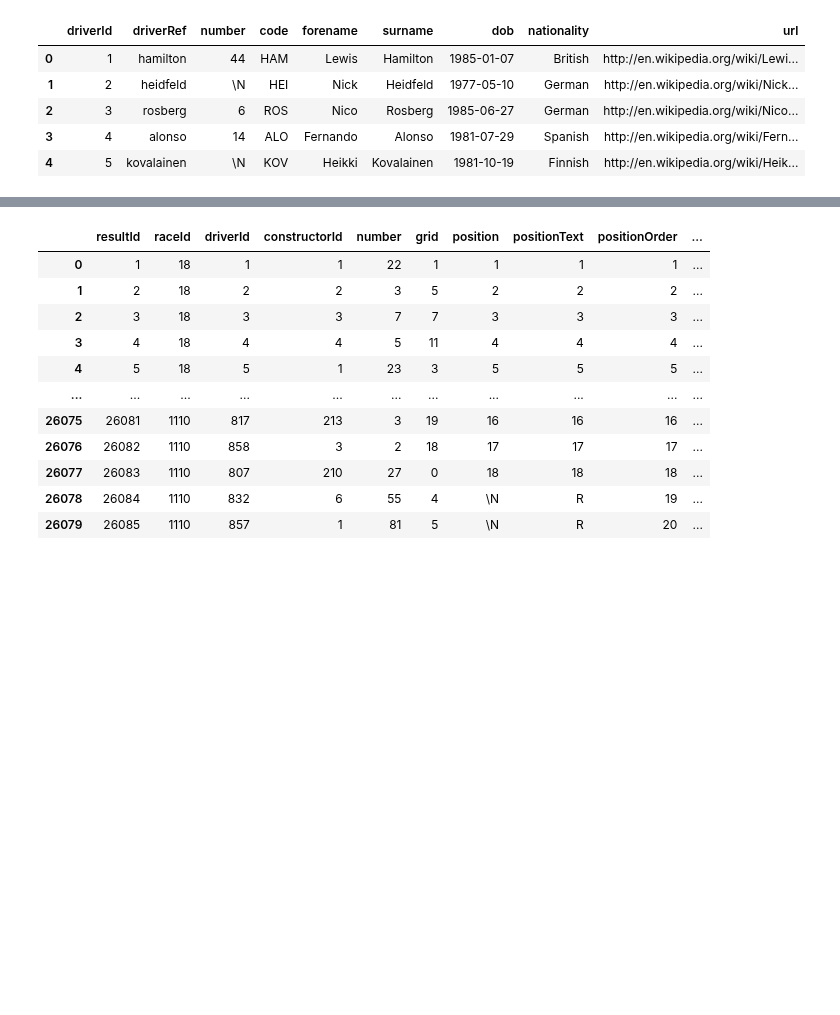
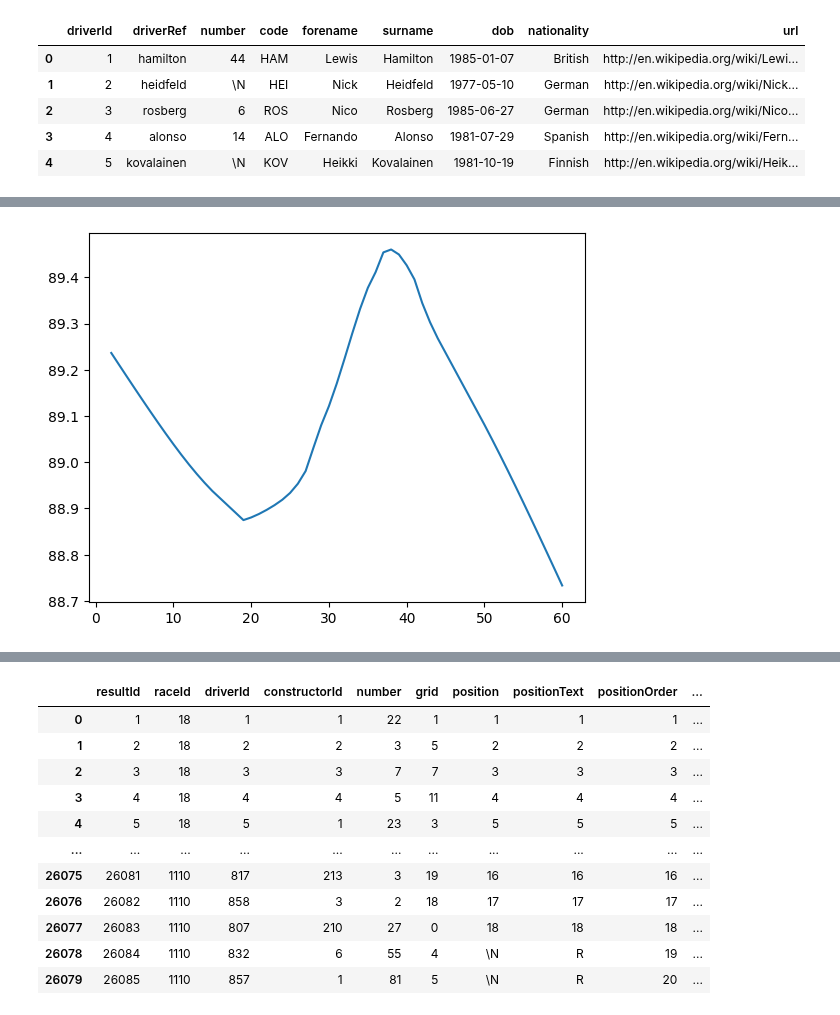
Before and after one commit to OhOmah/F1Revisited, a Jupyter notebook: Pitstop_Analysis.ipynb, the cells around one changed output, grey strips where cells are left out. Saved outputs shown, nothing was run; the diff lists cells and outputs as text; code cells hidden in the pictures; blank space fills up the shorter version.

Commit message:
Started analysis for dashboard, building skeleton for visualizations that will be used for dashboard.

```diff
--- a/Pitstop_Analysis.ipynb
+++ b/Pitstop_Analysis.ipynb
@@ -145,0 +318,32 @@ pitstop.head()
+# %%
+def fuel_correction(laptimedf, fastestlapdf, driver, race):
+  '''
+      PURPOSE OF THIS FUNCTION:
+      This function will the race and driver information to return fuel corrected laptimes for analysis.
+  '''
+  # Get the fastest laptime and convert to ms
+  fastest_lap = fastestlapdf[(fastestlapdf['raceId'] == race) & (fastestlapdf['rank'] == "1")]['fastestLapTime'].to_string(index=False)
+  fastest_lap = convert_to_milliseconds(fastest_lap)
+
+  # Narrow down to the race and driver we are evaluating
+  laptimes = laptimedf[(laptimedf['driverId'] == driver) & (laptimedf['raceId'] == race)]
+
+  # Start with calculating the percentage fuel remaining knowing there is 110 kilograms of fuel and how many laps there are in a race given the amount of laps there are
+  laptimes['fuel_remaining'] = 110 - ((laptimes['raceLapNumber'] / laptimes['raceLapNumber'].max()) * 110)
+
+  # Now calculate the adjusted laptimes based on how much fuel is left. remember that every kilogram of fuel is 30 milliseconds lost
+  laptimes['adjustedLaptimeMilliseconds'] = laptimes['lapTimeMilliseconds'] - (laptimes['fuel_remaining'] * 30)
+
+  # Remove laps that are not within 107% of the fastest lap
+  laptimes = laptimes[laptimes['adjustedLaptimeMilliseconds'] <= (fastest_lap * 1.07)]
+
+  # Convert the millisecond laptimes to seconds
+  laptimes['adjustedLaptimeSec'] = laptimes['adjustedLaptimeMilliseconds'] * 0.001
+
+  # Remove the first lap
+  laptimes.drop(laptimes[laptimes['raceLapNumber'] == 1].index, inplace=True)
+
+
+  return laptimes
+# %%
+laptimes = fuel_correction(laptimes, results,  1, 1041)
@@ -145,0 +361,13 @@ pitstop.head()
+# %%
+lowess = sm.nonparametric.lowess
+x = laptimes['raceLapNumber']
+y = laptimes['adjustedLaptimeSec']
+lowess_fit = lowess(y, x)
+# %%
+# visualize the lowess fit
+lowess_fit
+import matplotlib.pyplot as plt
+plt.plot(lowess_fit[:, 0], lowess_fit[:, 1])
+plt.show()
+# %% [output]
+[figure, added]
```
Also changed, not shown: parts of 28 cells of this notebook.
